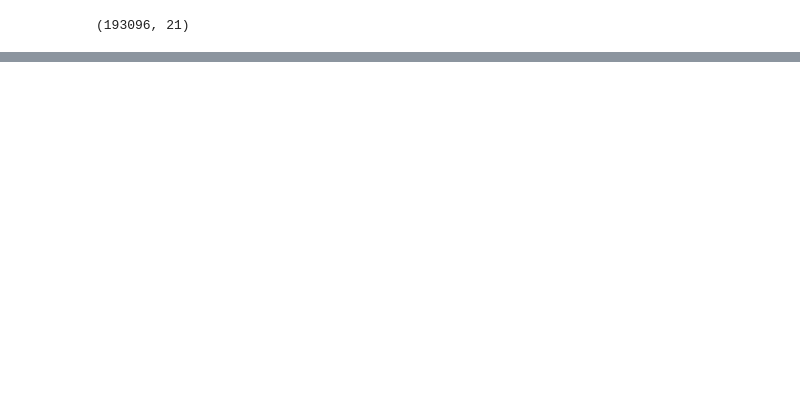
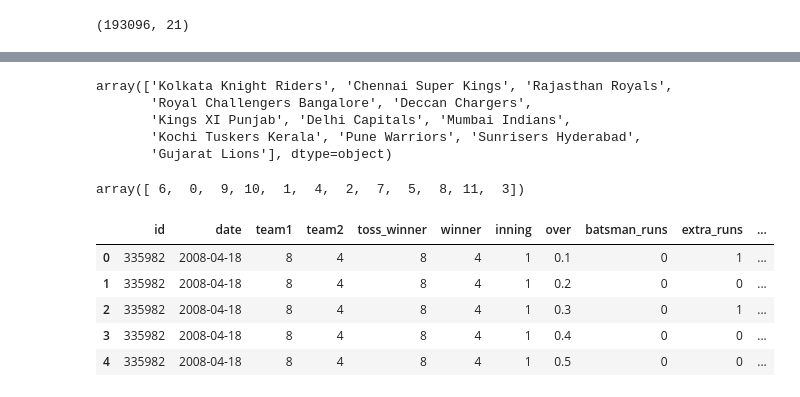
Before and after one commit to UtkarshAIITB/IPL-Data-Analysis, a Jupyter notebook: models.ipynb, the cells around one changed output, grey strips where cells are left out. Drawn from its saved outputs; the diff is of its cells as text; code cells hidden in the pictures; blank space fills up the shorter version.

```diff
--- a/models.ipynb
+++ b/models.ipynb
@@ -391,0 +423,34 @@ df_final.shape
+# %%
+f['team2'].unique()
+# %% [output]
+array(['Kolkata Knight Riders', 'Chennai Super Kings', 'Rajasthan Royals',
+       'Royal Challengers Bangalore', 'Deccan Chargers',
+       'Kings XI Punjab', 'Delhi Capitals', 'Mumbai Indians',
+       'Kochi Tuskers Kerala', 'Pune Warriors', 'Sunrisers Hyderabad',
+       'Gujarat Lions'], dtype=object)
+# %%
+f['team2']= le.fit_transform(f['team2'])
+f['team2'].unique()
+# %% [output]
+array([ 6,  0,  9, 10,  1,  4,  2,  7,  5,  8, 11,  3])
+# %%
+team_dict = {'Mumbai Indians':1, 'Chennai Super Kings':2, 'Rajasthan Royals':3, 'Kolkata Knight Riders':4, 'Kings XI Punjab':5,
+             'Sunrisers Hyderabad':6, 'Delhi Capitals':7, 'Royal Challengers Bangalore':8, 'Gujarat Lions':9, 'Deccan Chargers':10,
+             'Pune Warriors':11, 'Kochi Tuskers Kerala':12
+             }
+# %%
+bore = df_final.copy()
+bore['team1'] = bore.team1.map(team_dict)
+bore['team2'] = bore.team2.map(team_dict)
+bore['toss_winner'] = bore.toss_winner.map(team_dict)
+bore['winner'] = bore.winner.map(team_dict)
+bore['batting_team'] = bore.batting_team.map(team_dict)
+bore['bowling_team'] = bore.bowling_team.map(team_dict)
+bore.head()
+# %% [output]
+|  | id | date | team1 | team2 | toss_winner | winner | inning | over | batsman_runs | extra_runs | ... |
+| 0 | 335982 | 2008-04-18 | 8 | 4 | 8 | 4 | 1 | 0.1 | 0 | 1 | ... |
+| 1 | 335982 | 2008-04-18 | 8 | 4 | 8 | 4 | 1 | 0.2 | 0 | 0 | ... |
+| 2 | 335982 | 2008-04-18 | 8 | 4 | 8 | 4 | 1 | 0.3 | 0 | 1 | ... |
+| 3 | 335982 | 2008-04-18 | 8 | 4 | 8 | 4 | 1 | 0.4 | 0 | 0 | ... |
+| 4 | 335982 | 2008-04-18 | 8 | 4 | 8 | 4 | 1 | 0.5 | 0 | 0 | ... |
```
Also changed, not shown: parts of 35 cells of this notebook.
